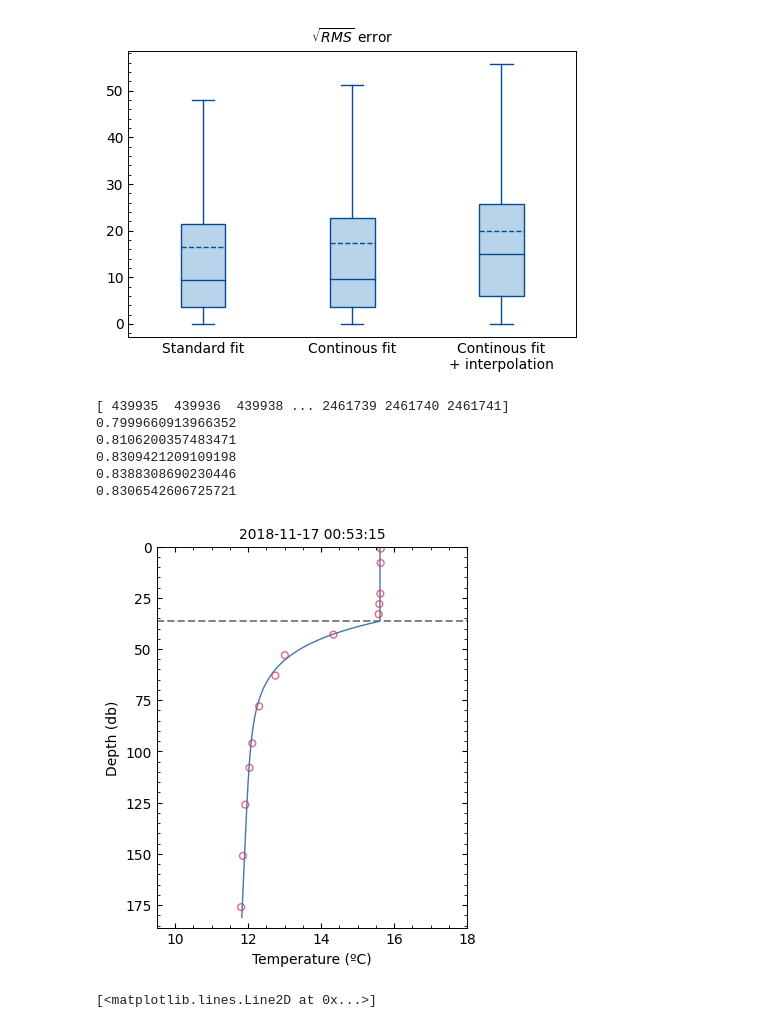
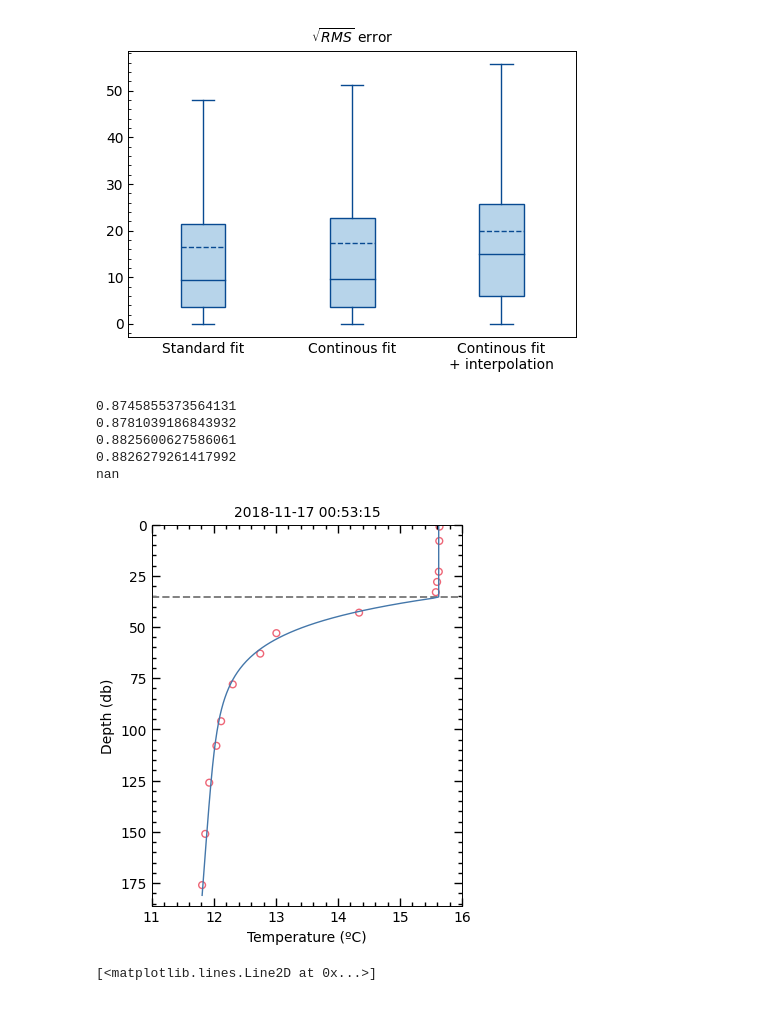
Before and after one commit to manufrn/TFG, a Jupyter notebook: notebooks/compare_fit_modes_20181116.ipynb, the cells around one changed output. Cells and saved outputs as stored; diff of their text form; code cells hidden in the pictures.

```diff
--- a/notebooks/compare_fit_modes_20181116.ipynb
+++ b/notebooks/compare_fit_modes_20181116.ipynb
@@ -103,0 +170,6 @@ plot_thermistor_temperature(temp, pres, date, [5, 6, 7, 8, 9, 10], lims=[date_0,
+# %%
+date_0 = datetime(2019, 2, 7, 13)
+date_1 = datetime(2019, 2, 10, 8)
+plot_distances(df_ci, 'D1', locs_5_ci, lims=[date_0, date_1])
+#density_plot(date_ci, np.abs(distances_ci), lims=[date_0, date_1])
+plot_fit_variable(df_ci, 'D1', lims=[date_0, date_1])
@@ -122,0 +237,2 @@ plt.show()
+# %%
+compare_fit_modes_profile(df_s, df_c, df_ci, pres, temp, a)
@@ -208,24 +304,21 @@ QI_c = np.load(data_dir / 'SHDR_fit' / 'aux' / 'QI_c_20181116.npy')
 QI_s = np.load(data_dir / 'SHDR_fit' / 'aux' / 'QI_s_20181116.npy')
 QI_s_i = np.load(data_dir / 'SHDR_fit' / 'aux' / 'QI_s_i_20181116.npy')
 # %%
-nan_locs = np.squeeze(np.argwhere(np.isnan(QI_ci)))
-print(nan_locs)
-print(np.nanmean(QI_ci[:2000000]))
-print(np.nanmean(QI_ci_i[:2000000]))
-print(np.nanmean(QI_c[:2000000]))
-print(np.nanmean(QI_s[:2000000]))
-print(np.nanmean(QI_s_i[:2000000]))
+print(np.nanmean(QI_ci[:1000000]))
+print(np.nanmean(QI_ci_i[:1000000]))
+print(np.nanmean(QI_c[:1000000]))
+print(np.nanmean(QI_s[:1000000]))
+print(np.nanmean(QI_s_i[:1000000]))
 
 
-plot_profile_fit(df_s, temp, pres, 9999)
+plot_profile_fit(df_ci, temp, pres, 9999)
 # %% [output]
-[ 439935  439936  439938 ... 2461739 2461740 2461741]
-0.7999660913966352
-0.8106200357483471
-0.8309421209109198
-0.8388308690230446
-0.8306542606725721
+0.8745855373564131
+0.8781039186843932
+0.8825600627586061
+0.8826279261417992
+nan
-[figure, old version]
+[figure, new version]
 # %%
 plt.plot(date[:10000], QI_s_i[:10000])
 # %% [output]
```
Also changed, not shown: parts of 18 cells of this notebook, 15 other files.
